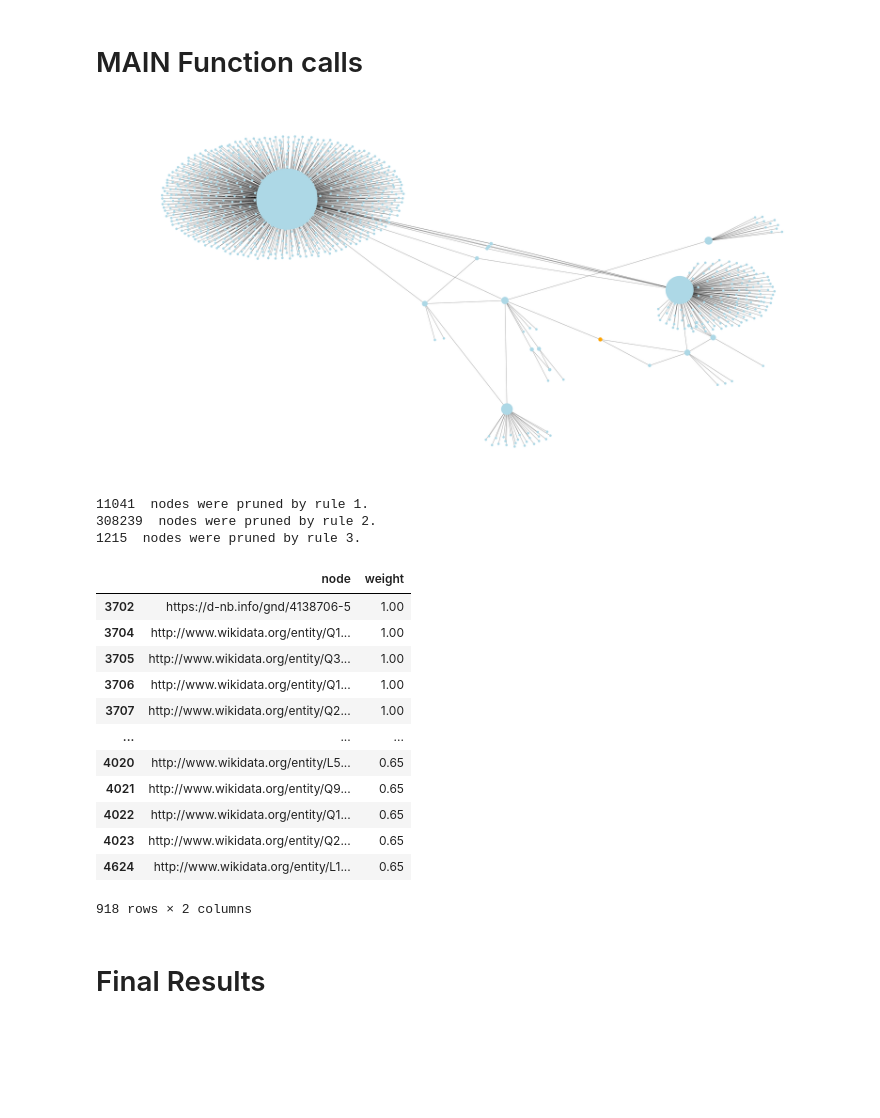
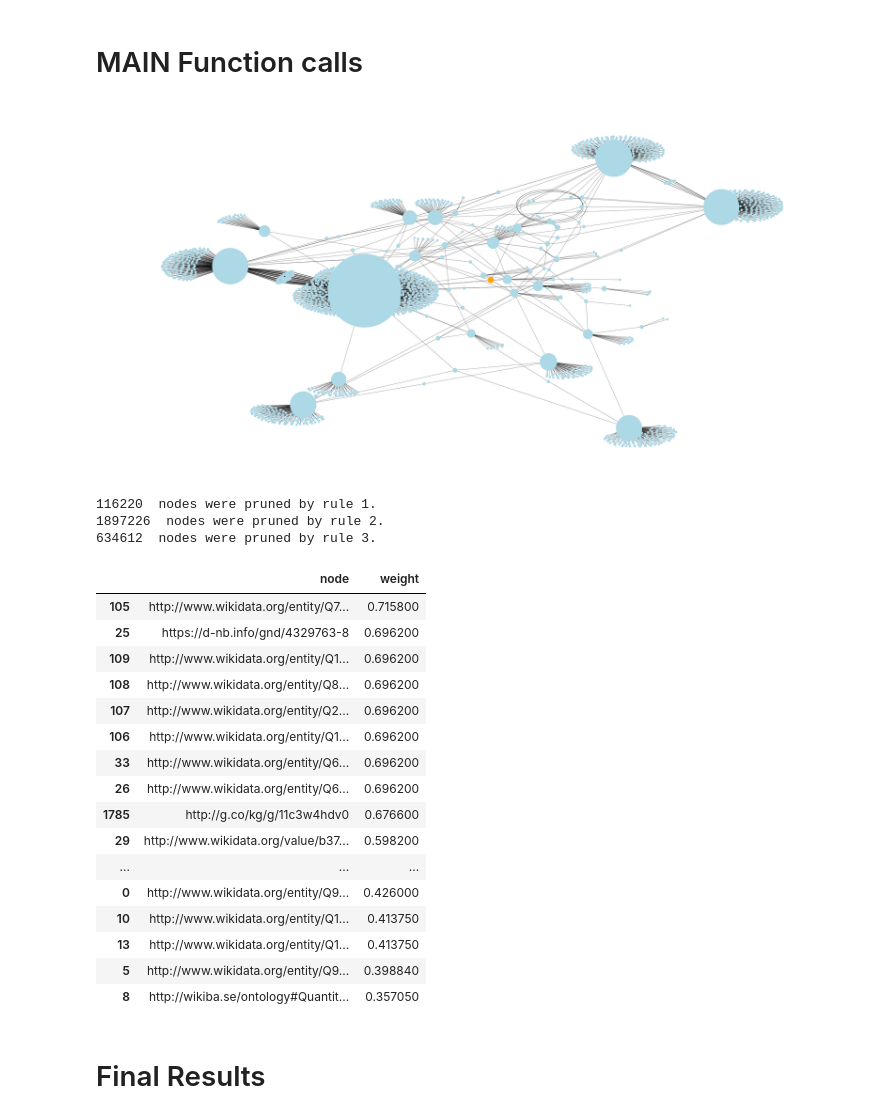
Before and after one commit to kent1325/p4-merging-graph-nodes, a Jupyter notebook: merge_candidates.ipynb, the cells around one changed output. Drawn from its saved outputs; the diff is of its cells as text; code cells hidden in the pictures; blank space fills up the shorter version.

```diff
--- a/merge_candidates.ipynb
+++ b/merge_candidates.ipynb
@@ -20,9 +19,10 @@ warnings.filterwarnings('ignore')
 # %% [markdown]
 # Constants
 # %%
-NODE = "wd:Q108599713"
-NODE_URL = "http://www.wikidata.org/entity/Q108599713"
-NODE_FILE = f"{NODE.split(':')[1]}.pkl"
+NODE = "wd:Q15149637"
+NODE_URL = "http://www.wikidata.org/entity/Q15149637"
+NODE_PDF_FILE = f"{NODE.split(':')[1]}.pdf"
+NODE_PKL_FILE = f"{NODE.split(':')[1]}.pkl"
 NODE_HTML_FILE = f"{NODE.split(':')[1]}.html"
 # %% [markdown]
 # Building the graph
@@ -86,10 +86,10 @@ def recursive_graph_builder():
         except (SPARQLExceptions.EndPointInternalError, error.HTTPError):
             time.sleep(30)
             pass
-        nx.common_neighbors(nx_graph, "http://www.wikidata.org/entity/Q108599713", "http://www.wikidata.org/entity/Q12738434")
+
     return nx_graph
 # %%
-pd_graph_path = Path.cwd() / "rdf_graphs" / NODE_FILE
+pd_graph_path = Path.cwd() / "rdf_graphs" / NODE_PKL_FILE
 if pd_graph_path.is_file():
     df = pd.read_pickle(pd_graph_path)
     input_node = nx.from_pandas_edgelist(df, edge_attr=True)
@@ -530,19 +529,22 @@ input_node.remove_nodes_from(list(nx.isolates(input_node)))
 sorted_nodes_by_degree = sort_nodes_by_degree(input_node)
 # %%
 # Plotting the graph
+fig_path = Path().cwd() / "plots" / NODE_PDF_FILE
 import matplotlib.pyplot as plt
 
 plt.figure(figsize=(80,40))
 nx.draw_spring(input_node, with_labels=False, node_color=['orange' if node == NODE_URL else 'lightblue' for node in input_node], node_size=[v * 300 for v in dict(input_node.degree()).values()])
+if not fig_path.is_file():
+    plt.savefig(fig_path)
 # %% [output]
-[figure, old version]
+[figure, new version]
 # %%
 neighbor_degree_dict = sort_neighborhood_degree(sorted_nodes_by_degree, input_node)
 # %%
 similarity_temp_graph_iceberg = iceberg_pruning(permutations(sorted_nodes_by_degree), input_node, neighbor_degree_dict)
 # %% [output]
-11041  nodes were pruned by rule 1.
-308239  nodes were pruned by rule 2.
-1215  nodes were pruned by rule 3.
+116220  nodes were pruned by rule 1.
+1897226  nodes were pruned by rule 2.
+634612  nodes were pruned by rule 3.
 # %%
 aux, nodes = auxiliary(input_node, similarity_temp_graph_iceberg)
@@ -558,18 +559,22 @@ rolesim_df.rename(columns = {'target':'node'}, inplace = True)
 rolesim_df.sort_values(by=["weight"], ascending=False)
 # %% [output]
 |  | node | weight |
-| 3702 | https://d-nb.info/gnd/4138706-5 | 1.00 |
-| 3704 | http://www.wikidata.org/entity/Q1... | 1.00 |
-| 3705 | http://www.wikidata.org/entity/Q3... | 1.00 |
-| 3706 | http://www.wikidata.org/entity/Q1... | 1.00 |
-| 3707 | http://www.wikidata.org/entity/Q2... | 1.00 |
+| 105 | http://www.wikidata.org/entity/Q7... | 0.715800 |
+| 25 | https://d-nb.info/gnd/4329763-8 | 0.696200 |
+| 109 | http://www.wikidata.org/entity/Q1... | 0.696200 |
+| 108 | http://www.wikidata.org/entity/Q8... | 0.696200 |
+| 107 | http://www.wikidata.org/entity/Q2... | 0.696200 |
+| 106 | http://www.wikidata.org/entity/Q1... | 0.696200 |
+| 33 | http://www.wikidata.org/entity/Q6... | 0.696200 |
+| 26 | http://www.wikidata.org/entity/Q6... | 0.696200 |
+| 1785 | http://g.co/kg/g/11c3w4hdv0 | 0.676600 |
+| 29 | http://www.wikidata.org/value/b37... | 0.598200 |
 | ... | ... | ... |
-| 4020 | http://www.wikidata.org/entity/L5... | 0.65 |
-| 4021 | http://www.wikidata.org/entity/Q9... | 0.65 |
-| 4022 | http://www.wikidata.org/entity/Q1... | 0.65 |
-| 4023 | http://www.wikidata.org/entity/Q2... | 0.65 |
-| 4624 | http://www.wikidata.org/entity/L1... | 0.65 |
+| 0 | http://www.wikidata.org/entity/Q9... | 0.426000 |
+| 10 | http://www.wikidata.org/entity/Q1... | 0.413750 |
+| 13 | http://www.wikidata.org/entity/Q1... | 0.413750 |
+| 5 | http://www.wikidata.org/entity/Q9... | 0.398840 |
+| 8 | http://wikiba.se/ontology#Quantit... | 0.357050 |
-918 rows × 2 columns
 # %% [markdown]
 # Final Results
 # %%
```
Also changed, not shown: parts of 9 cells of this notebook, 16 other files.
